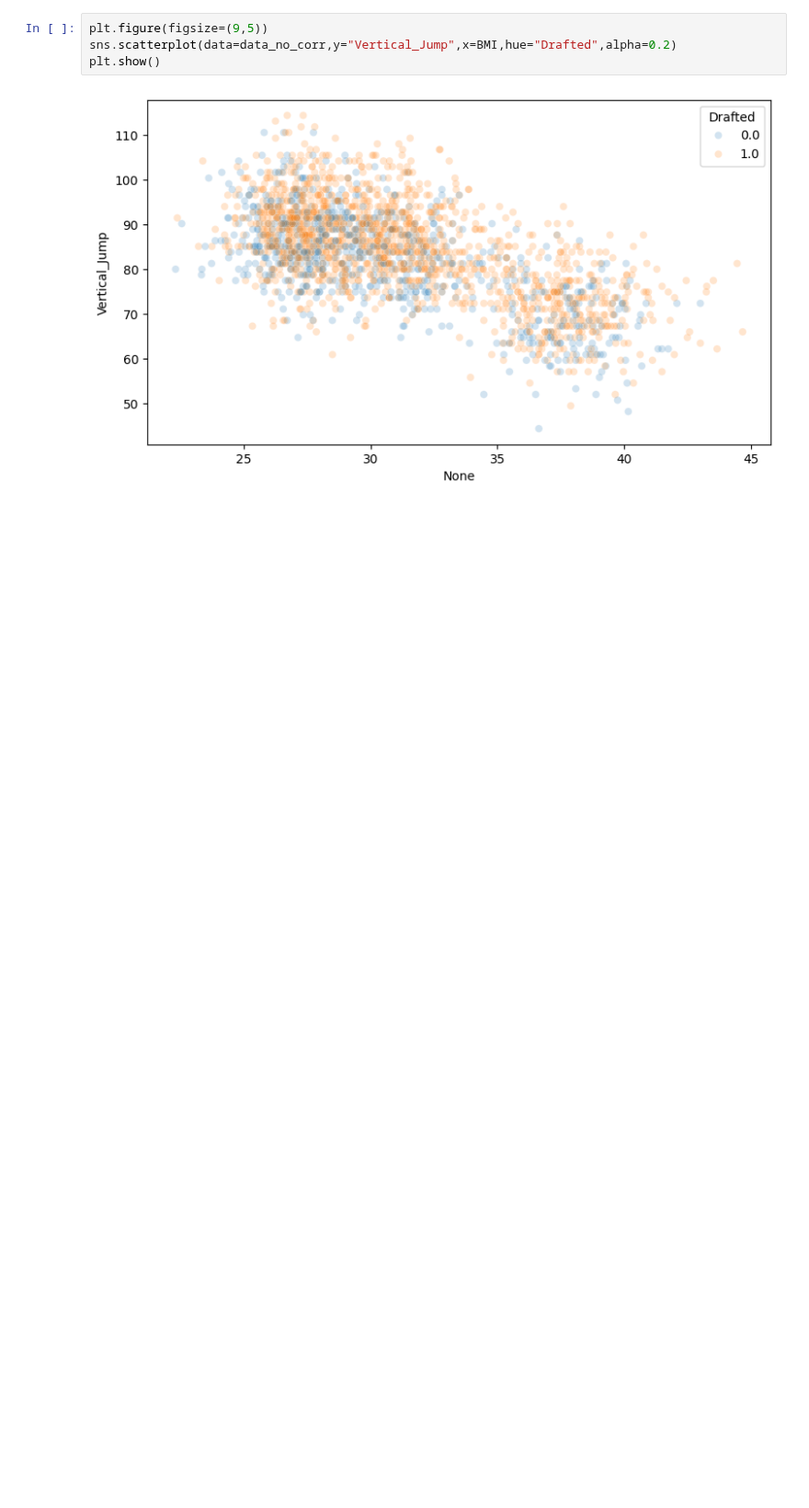
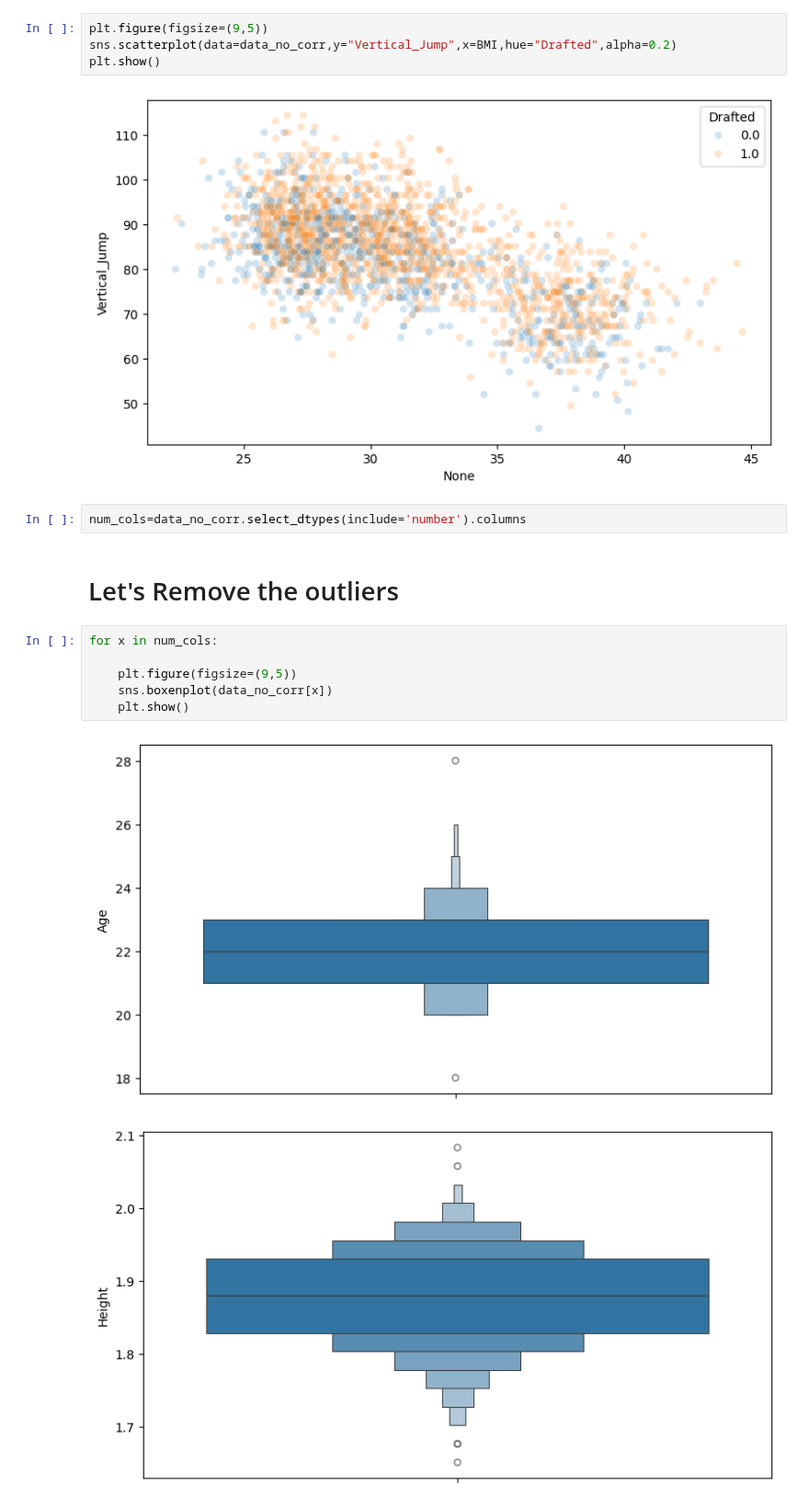
Before and after one commit to SalemElbermawy/comp_gci, a Jupyter notebook: gci_comp.ipynb, the cells around one changed output. Shown at 92% size. Saved outputs shown, nothing was run; the diff lists cells and outputs as text; blank space fills up the shorter version.

```diff
--- a/gci_comp.ipynb
+++ b/gci_comp.ipynb
@@ -431,3 +431,16 @@ sns.scatterplot(data=data_no_corr,y="Vertical_Jump",x=BMI,hue="Drafted",alpha=0.
 plt.show()
 # %% [output]
 [figure]
+# %%
+num_cols=data_no_corr.select_dtypes(include='number').columns
+# %% [markdown]
+# Let's Remove the outliers
+# %%
+for x in num_cols:
+
+    plt.figure(figsize=(9,5))
+    sns.boxenplot(data_no_corr[x])
+    plt.show()
+# %% [output]
+[figure, added]
+[figure, added]
```
Also changed, not shown: parts of 18 cells of this notebook.
